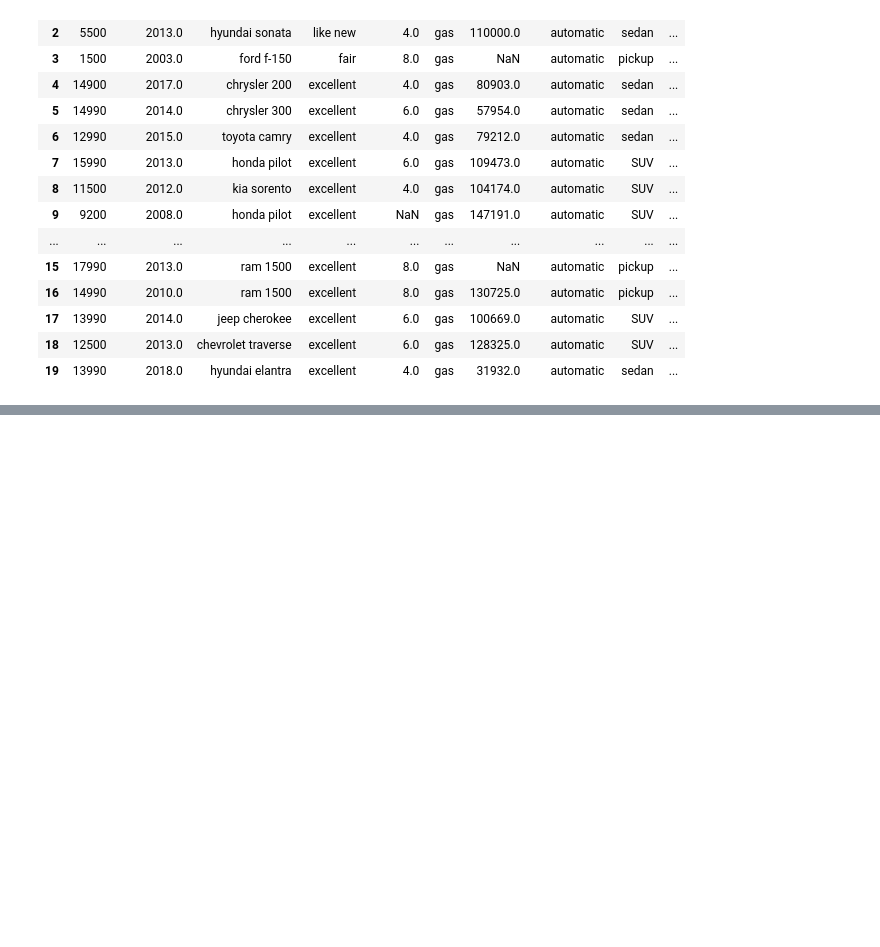
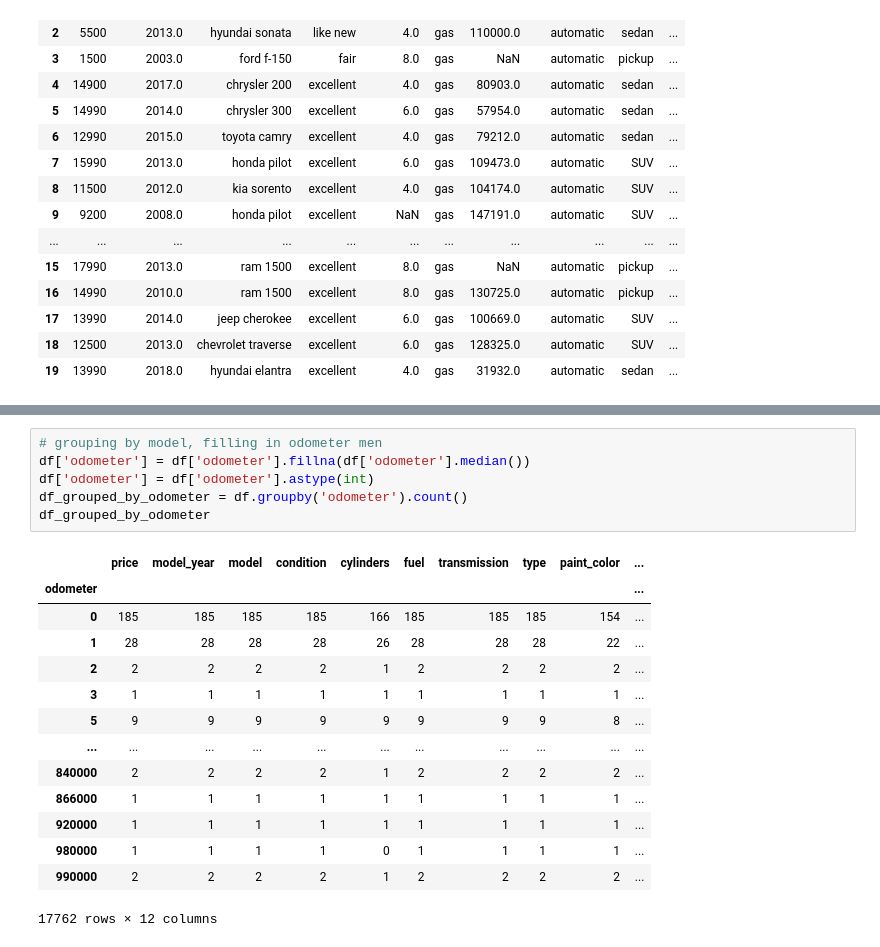
Before and after one commit to naadya/Project, a Jupyter notebook: EDA.ipynb, the cells around one changed output, grey strips where cells are left out. Saved outputs shown, nothing was run; the diff lists cells and outputs as text; blank space fills up the shorter version.

```diff
--- a/EDA.ipynb
+++ b/EDA.ipynb
@@ -100,2 +166,23 @@ memory usage: 5.1+ MB
+# %%
+# grouping by model, filling in odometer men
+df['odometer'] = df['odometer'].fillna(df['odometer'].median())
+df['odometer'] = df['odometer'].astype(int)
+df_grouped_by_odometer = df.groupby('odometer').count()
+df_grouped_by_odometer
+# %% [output]
+|  | price | model_year | model | condition | cylinders | fuel | transmission | type | paint_color | ... |
+| odometer |  |  |  |  |  |  |  |  |  | ... |
+| 0 | 185 | 185 | 185 | 185 | 166 | 185 | 185 | 185 | 154 | ... |
+| 1 | 28 | 28 | 28 | 28 | 26 | 28 | 28 | 28 | 22 | ... |
+| 2 | 2 | 2 | 2 | 2 | 1 | 2 | 2 | 2 | 2 | ... |
+| 3 | 1 | 1 | 1 | 1 | 1 | 1 | 1 | 1 | 1 | ... |
+| 5 | 9 | 9 | 9 | 9 | 9 | 9 | 9 | 9 | 8 | ... |
+| ... | ... | ... | ... | ... | ... | ... | ... | ... | ... | ... |
+| 840000 | 2 | 2 | 2 | 2 | 1 | 2 | 2 | 2 | 2 | ... |
+| 866000 | 1 | 1 | 1 | 1 | 1 | 1 | 1 | 1 | 1 | ... |
+| 920000 | 1 | 1 | 1 | 1 | 1 | 1 | 1 | 1 | 1 | ... |
+| 980000 | 1 | 1 | 1 | 1 | 0 | 1 | 1 | 1 | 1 | ... |
+| 990000 | 2 | 2 | 2 | 2 | 1 | 2 | 2 | 2 | 2 | ... |
+17762 rows × 12 columns
 # %%
 
```
Also changed, not shown: parts of 22 cells of this notebook, 2 other files.
